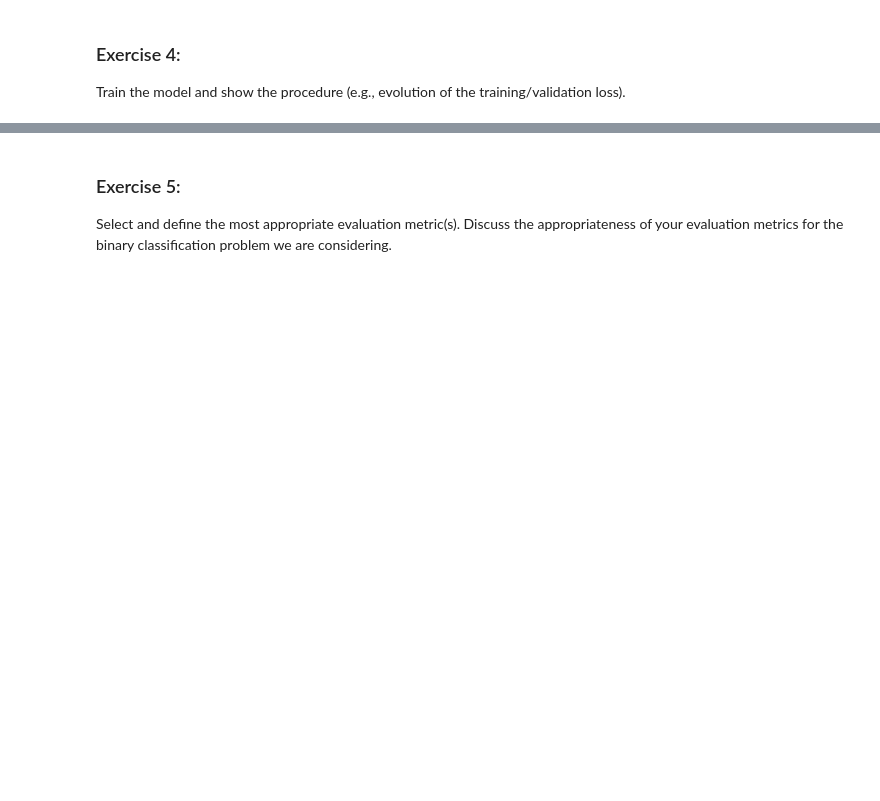
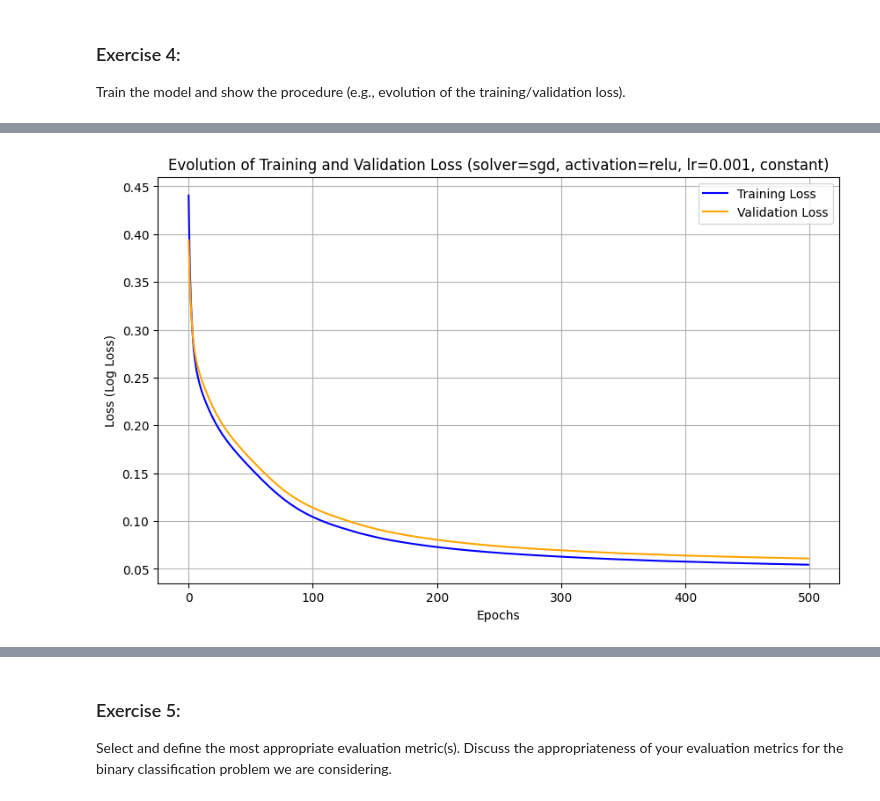
Before and after one commit to alexrogermoya/AAX_Projects, a Jupyter notebook: AAX_Labs/AAX_Lab2/AAX_Lab2.ipynb, the cells around one changed output, grey strips where cells are left out. Drawn from its saved outputs; the diff is of its cells as text; code cells hidden in the pictures; blank space fills up the shorter version.

```diff
--- a/AAX_Labs/AAX_Lab2/AAX_Lab2.ipynb
+++ b/AAX_Labs/AAX_Lab2/AAX_Lab2.ipynb
@@ -62,6 +62,8 @@ dataset_Lab2.zip    100%[===================>]   1.72M  --.-KB/s    in 0.04s
 mypath="drive/MyDrive/AAX/Lab2"
 # %%
 mypath="/content/drive/Shareddrives/AAX/Lab2"
+# %%
+mypath = "."
 # %% [markdown]
 4. Extract the source code to the destination folder
 # %%
@@ -243,0 +234,31 @@ plt.show()
+# %%
+mlp = MLPClassifier(hidden_layer_sizes=hidden_layer_sizes, activation=activation,
+                    solver='sgd', learning_rate_init=lr, random_state=42, learning_rate='constant')
+
+classes = np.unique(labels_train)
+train_loss = []
+val_loss = []
+
+# Manual training loop for 500 epochs
+for i in range(num_epochs):
+    mlp.partial_fit(values_train, labels_train, classes=classes)
+
+    # Calculate Training Loss
+    train_loss.append(mlp.loss_)
+
+    # Calculate Validation Loss
+    val_probs = mlp.predict_proba(values_val)
+    val_loss.append(log_loss(labels_val, val_probs))
+
+# Plotting the Procedure
+plt.figure(figsize=(10, 6))
+plt.plot(train_loss, label='Training Loss', color='blue')
+plt.plot(val_loss, label='Validation Loss', color='orange')
+plt.title("Evolution of Training and Validation Loss (solver=sgd, activation=relu, lr=0.001, constant)")
+plt.xlabel("Epochs")
+plt.ylabel("Loss (Log Loss)")
+plt.legend()
+plt.grid(True)
+plt.show()
+# %% [output]
+[figure, added]
```
Also changed, not shown: parts of 28 cells of this notebook.
